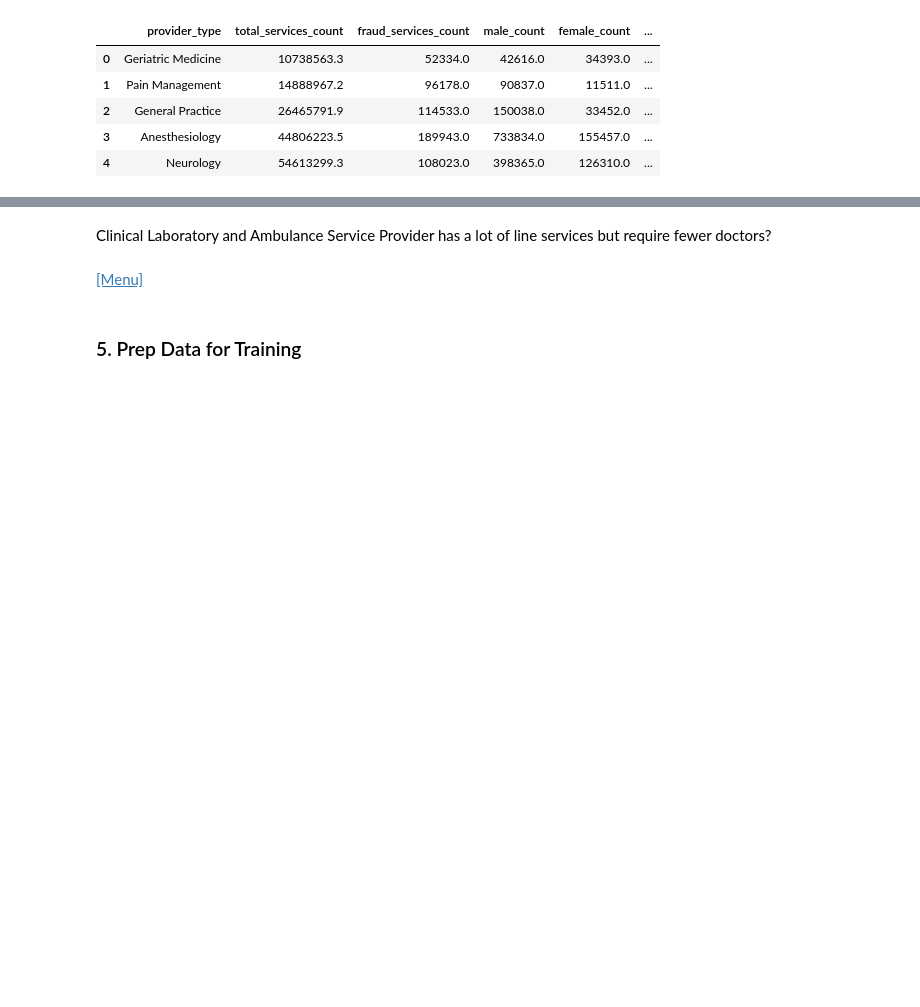
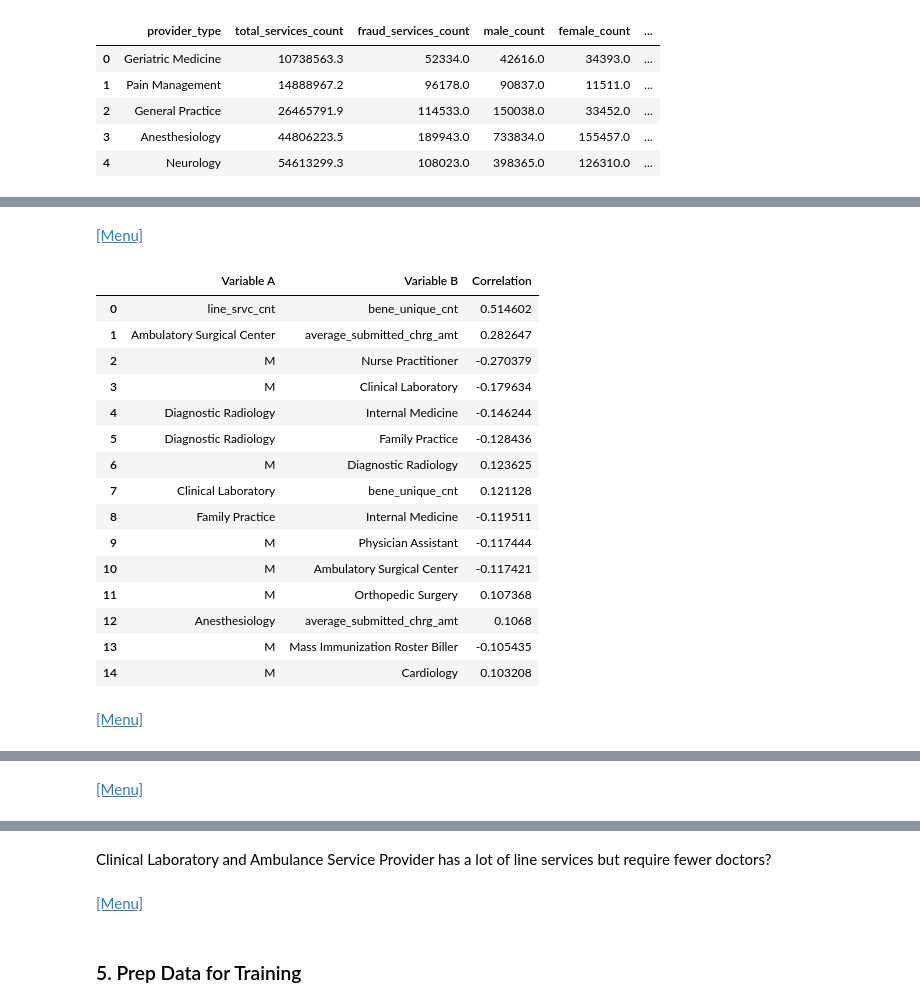
Before and after one commit to taidnguyen/healthcare-fraud-ai, a Jupyter notebook: DataExplorerMain.ipynb, the cells around one changed output, grey strips where cells are left out. Drawn from its saved outputs; the diff is of its cells as text; code cells hidden in the pictures; blank space fills up the shorter version.

```diff
--- a/DataExplorerMain.ipynb
+++ b/DataExplorerMain.ipynb
@@ -416,3 +494,67 @@ KeyboardInterrupt:
+# %%
+# Get categorical variables (except location)
+for col in ['nppes_provider_gender','provider_type']:
+    partB_2015_df = pd.concat([partB_2015_df, pd.get_dummies(partB_2015_df[col], drop_first= True)], axis=1)
+    partB_2015_df = partB_2015_df.drop(col, 1)
+# %%
+def get_redundant_pairs(df):
+    '''Get duplicate pairs to drop in correlation matrix after unstacking'''
+    pairs_to_drop = set()
+    cols = df.columns
+    for i in range(0, df.shape[1]):
+        for j in range(0, i+1):
+            pairs_to_drop.add((cols[i], cols[j]))
+    return pairs_to_drop
+
+def get_correlations(df):
+    '''Get biggest correlations'''
+    au_corr = df.corr().unstack() #unstack
+    labels_to_drop = get_redundant_pairs(df)
+    au_corr = au_corr.drop(labels=labels_to_drop)
+    return au_corr
+
+#get relevant columns
+cols = partB_2015_df.columns[20:].tolist() + ['line_srvc_cnt','bene_unique_cnt','average_submitted_chrg_amt','fraudulent']
+corr = get_correlations(partB_2015_df[cols])
+# %% [markdown]
+<a id='correlation2'></a>
+<a href='#menu'>[Menu]</a>
+# %%
+corr = corr.to_frame().reset_index() #to frame
+corr.columns = ['Variable A', 'Variable B', 'Correlation']
+
+def color_df(value):
+    '''Color red if positive, green if negative'''
+    if value < 0:
+        color = 'red'
+    elif value > 0:
+        color = 'green'
+    else:
+        color = 'black'
+    return 'color: %s' % color
+
+corr = corr.reindex(corr['Correlation'].abs().sort_values(ascending=False).index).reset_index(drop=True)
+corr[:15].style.applymap(color_df, subset=['Correlation'])
+# %% [output]
+|  | Variable A | Variable B | Correlation |
+| 0 | line_srvc_cnt | bene_unique_cnt | 0.514602 |
+| 1 | Ambulatory Surgical Center | average_submitted_chrg_amt | 0.282647 |
+| 2 | M | Nurse Practitioner | -0.270379 |
+| 3 | M | Clinical Laboratory | -0.179634 |
+| 4 | Diagnostic Radiology | Internal Medicine | -0.146244 |
+| 5 | Diagnostic Radiology | Family Practice | -0.128436 |
+| 6 | M | Diagnostic Radiology | 0.123625 |
+| 7 | Clinical Laboratory | bene_unique_cnt | 0.121128 |
+| 8 | Family Practice | Internal Medicine | -0.119511 |
+| 9 | M | Physician Assistant | -0.117444 |
+| 10 | M | Ambulatory Surgical Center | -0.117421 |
+| 11 | M | Orthopedic Surgery | 0.107368 |
+| 12 | Anesthesiology | average_submitted_chrg_amt | 0.1068 |
+| 13 | M | Mass Immunization Roster Biller | -0.105435 |
+| 14 | M | Cardiology | 0.103208 |
+# %% [markdown]
+<a id='barchart1'></a>
+<a href='#menu'>[Menu]</a>
 # %%
 fig = go.Figure()
 
@@ -475,6 +618,9 @@ fig.update_layout(annotations=annotations)
 fig.show()
 # %% [output]
 [interactive output not drawn]
+# %% [markdown]
+<a id='barchart2'></a>
+<a href='#menu'>[Menu]</a>
 # %%
 fig = go.Figure()
 
```
Also changed, not shown: parts of 23 cells of this notebook.
